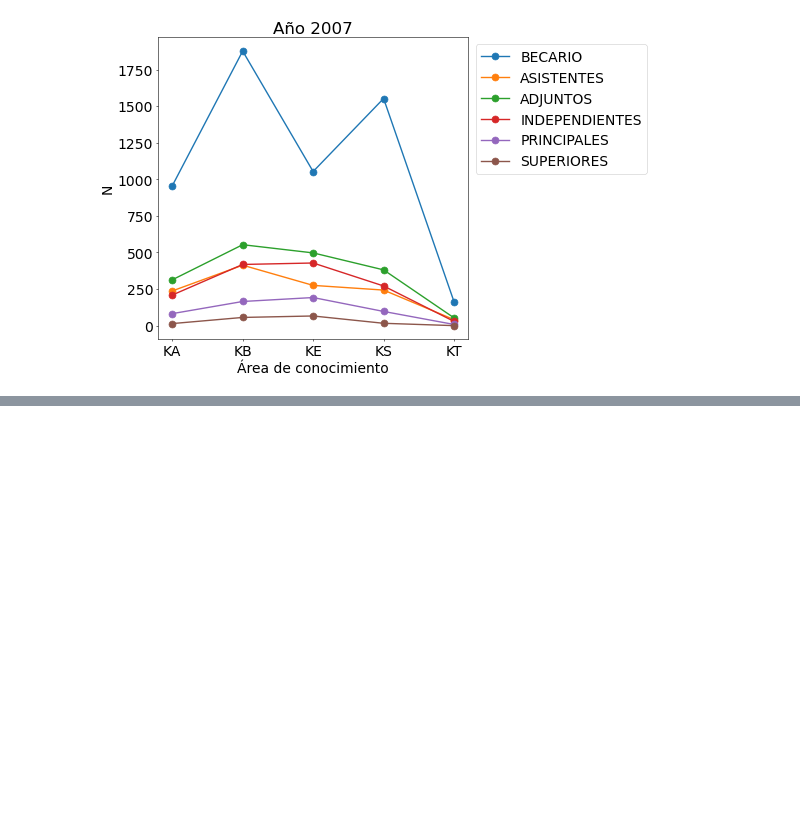
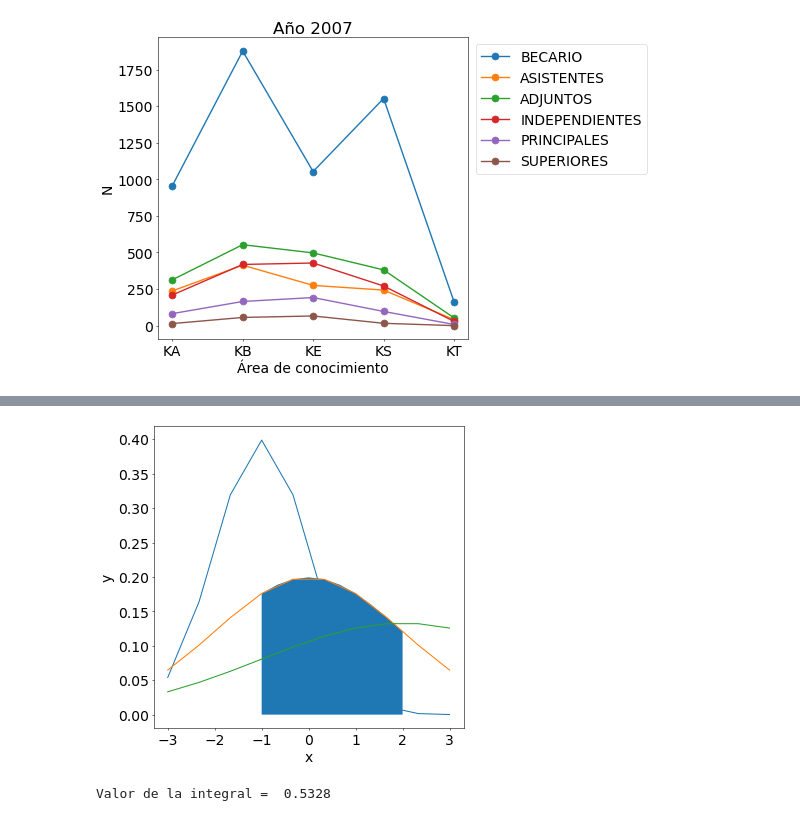
Before and after one commit to JPCalderon/Astronomia-Estelar, a Jupyter notebook: doc/Tutorial Notebook.ipynb, the cells around one changed output, grey strips where cells are left out. Saved outputs shown, nothing was run; the diff lists cells and outputs as text; code cells hidden in the pictures; blank space fills up the shorter version.

```diff
--- a/doc/Tutorial Notebook.ipynb
+++ b/doc/Tutorial Notebook.ipynb
@@ -156,0 +191,25 @@ investigadores-2019.csv
+# %%
+from scipy.integrate import quad
+import matplotlib.pyplot as plt
+import numpy as np
+
+def gaussian(x, mu, sig):
+    return 1./(sig*np.sqrt(2.*np.pi)) * np.exp(-np.power((x - mu)/sig, 2.)/2.)
+
+x_values = np.linspace(-3, 3, 10) # Valor inicial, valor final, cantidad total de valores intermedios
+for mu, sig in [(-1, 1), (0, 2), (2, 3)]:
+    plt.plot(x_values, gaussian(x_values, mu, sig))
+
+plt.xlabel('x')
+plt.ylabel('y')
+
+plt.fill_between(np.linspace(-1, 2, 10), 0, gaussian(np.linspace(-1, 2, 10), 0,2), interpolate=True)
+
+plt.show()
+
+# Hacemos la integral
+int, err = quad( gaussian, -1, 2, args=(0,2) )
+print ( "Valor de la integral = ", round(int,4))
+# %% [output]
+[figure, added]
+Valor de la integral =  0.5328
```
Also changed, not shown: parts of 29 cells of this notebook.
